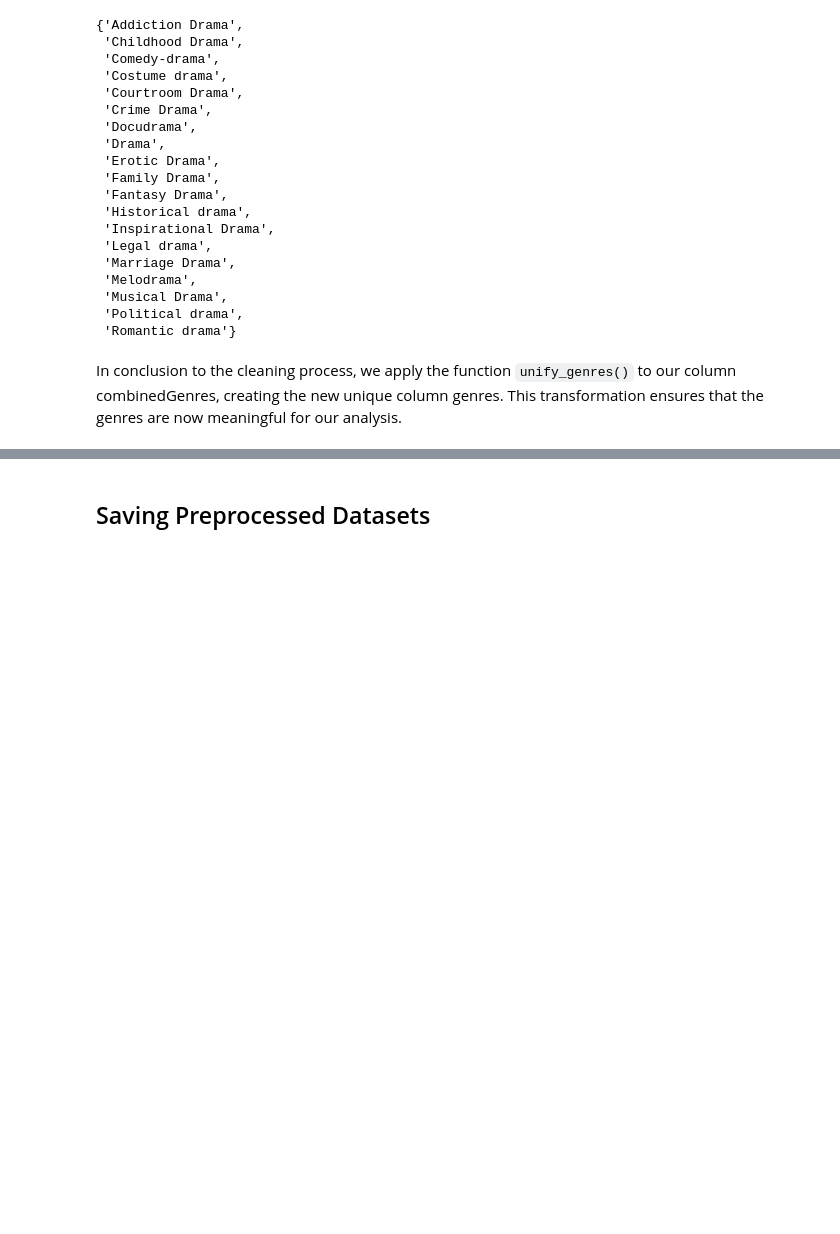
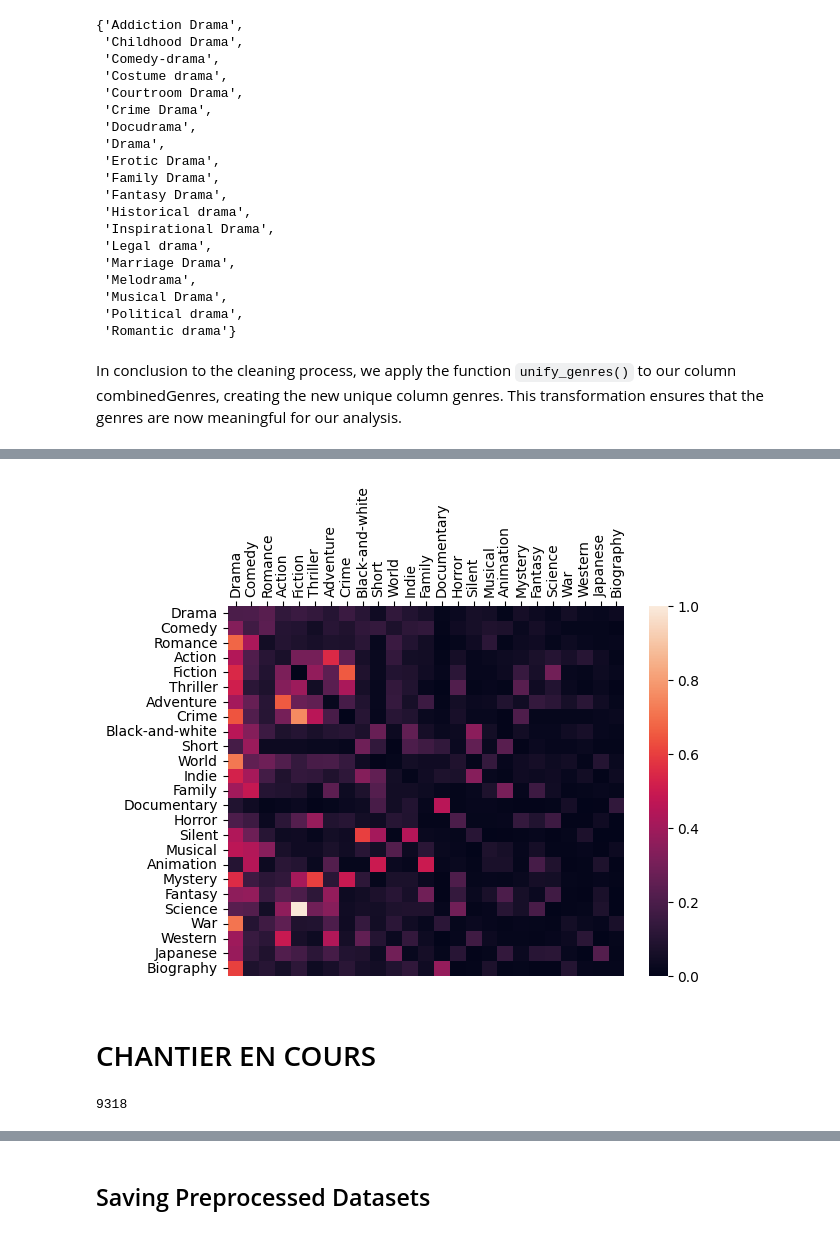
Before and after one commit to epfl-ada/ada-2023-project-lovelace, a Jupyter notebook: Code/project_milestone_2.ipynb, the cells around one changed output, grey strips where cells are left out. Saved outputs shown, nothing was run; the diff lists cells and outputs as text; code cells hidden in the pictures; blank space fills up the shorter version.

```diff
--- a/Code/project_milestone_2.ipynb
+++ b/Code/project_milestone_2.ipynb
@@ -83,7 +95,7 @@ To ensure consistency in column names across datasets, we have renamed some colu
 imdb_movies_raw.rename(
     columns={
         "tconst": "imdbID",
-        "primaryTitle": "name",
+        "primaryTitle": "movieName",
         "startYear": "releaseYear",
         "runtimeMinutes": "runtime",
     },
@@ -97,6 +109,16 @@ imdb_ratings_raw.rename(
     inplace=True
 )
 
+oscars_raw.rename(
+    columns={
+        "year_film": "releaseYear",
+        "year_ceremony": "yearCeremony",
+        "name": "actorName",
+        "film": "movieName",
+    },
+    inplace=True
+)
+
 # TODO rename les columns des autres datasets si nécessaire
 # %% [markdown]
 ## Merging Datasets
@@ -147,6 +179,6 @@ imdb_movies["releaseYear"] = pd.to_datetime(
 
 The `runtime` column for the `imdb_movies` dataset contains '\N' values instead of 'NaN'.
 # %%
-imdb_movies.runtime = pd.to_numeric(imdb_movies.runtime, errors="coerce")
+imdb_movies["runtime"] = pd.to_numeric(imdb_movies["runtime"], errors="coerce")
 # %% [markdown]
 #TODO other columns to clean pour merger??
@@ -270,7 +388,9 @@ Then we want to split this long string using the `split_characters` found by the
 # %%
 split_characters = set()
 for letter in genres_str:
-    if not letter.isalpha() and letter != " ": # letter.isalpha() return True if the letter is an alphabetic string
+    if (
+        not letter.isalpha() and letter != " "
+    ):  # letter.isalpha() return True if the letter is an alphabetic string
         split_characters.add(letter)
 
 print(split_characters)
@@ -280,5 +400,5 @@ for delimiter in split_characters:
     string = " ".join(string.split(delimiter))
 
 words = string.split(" ")
-print("\nThe first 15 terms of the list words",words[:15])
+print("\nThe first 15 terms of the list words", words[:15])
 # %% [output]
@@ -406,0 +530,43 @@ Proportion of missing values in column genres 3.72%
+# %%
+# Explode the genres and get dummies
+genre_dummies = pd.get_dummies(movies["genres"].explode())
+genre_dummies.index.name = "index"
+
+# Group by index and sum
+genre_dummies_grouped = genre_dummies.groupby("index").sum()
+
+# Get the list of genres
+genres_list = movies["genres"].explode().dropna().value_counts().index.to_list()
+
+# Initialize co-occurrences matrix
+co_occurrences_matrix = np.zeros((len(genres_list), len(genres_list)))
+
+# Calculate co-occurrences
+for x, genre_x in enumerate(genres_list):
+    for y, genre_y in enumerate(genres_list):
+        if genre_x == genre_y:
+            co_occurrences_matrix[x, y] = (
+                movies["genres"].apply(lambda x: x == {genre_x}).sum()
+                / genre_dummies_grouped[genre_x].sum()
+            )
+        else:
+            co_occurrences_matrix[x, y] = (
+                (genre_dummies_grouped[genre_x] + genre_dummies_grouped[genre_y]) == 2
+            ).sum() / genre_dummies_grouped[genre_x].sum()
+
+# Plot heatmap
+heatmap_ax = sns.heatmap(
+    co_occurrences_matrix,
+    xticklabels=genres_list,
+    yticklabels=genres_list,
+    vmax=1,
+    vmin=0,
+)
+
+# Move x-axis to top and rotate labels
+heatmap_ax.xaxis.tick_top()
+plt.xticks(rotation=90);
+# %% [output]
+[figure, added]
+# %% [markdown]
+# CHANTIER EN COURS
@@ -406,0 +601,4 @@ Proportion of missing values in column genres 3.72%
+# %%
+len(final_grouped_genre_dummies)
+# %% [output]
+9318
```
Also changed, not shown: parts of 36 cells of this notebook, 5 other files.
